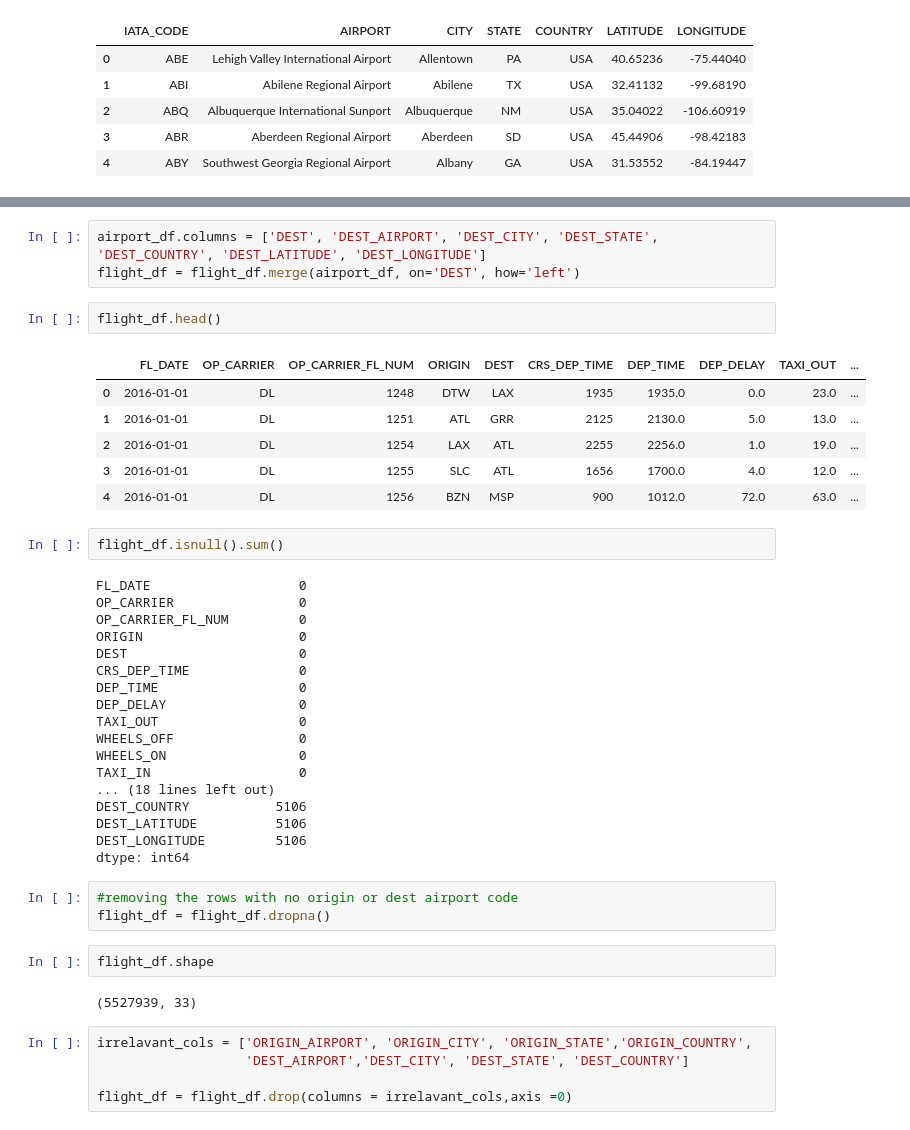
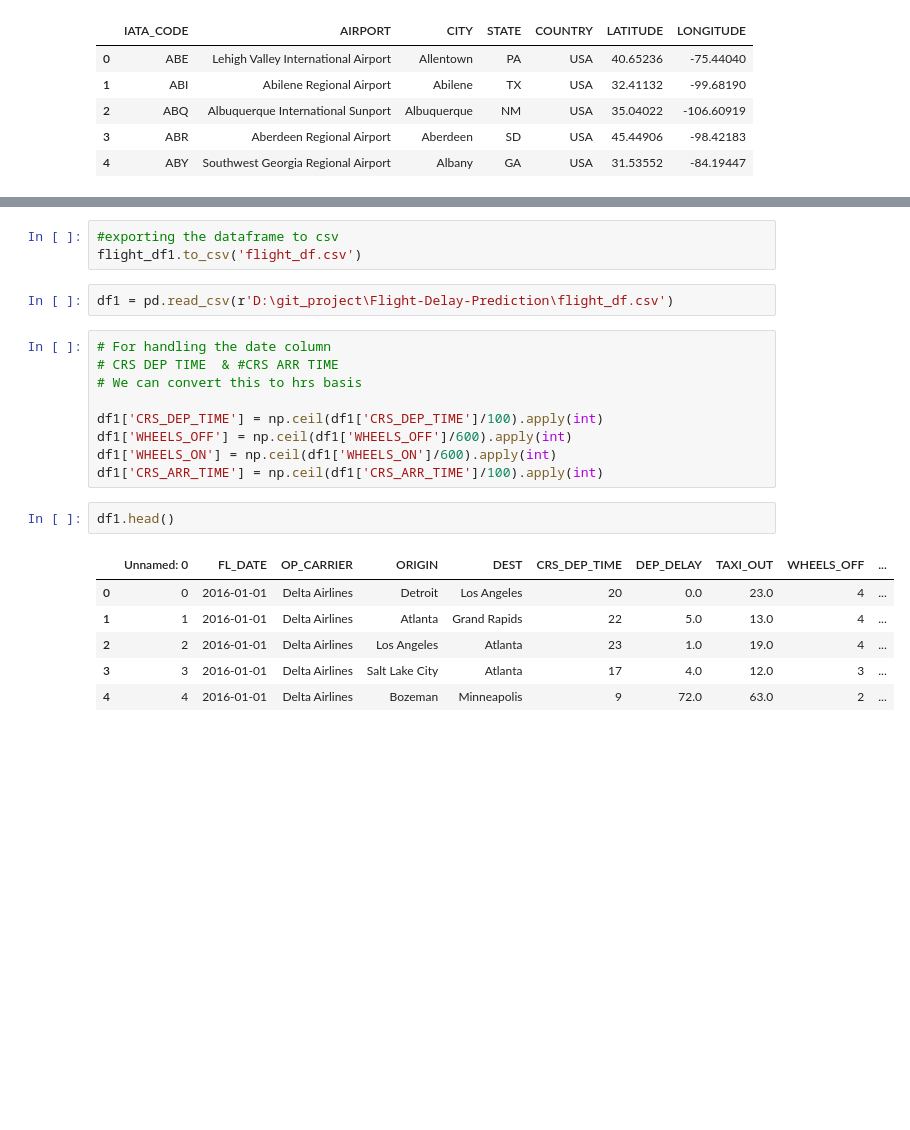
Before and after one commit to SuhelAnsari9272/Flight-Delay-Prediction, a Jupyter notebook: flight_df_preprocessing.ipynb, the cells around one changed output, grey strips where cells are left out. Saved outputs shown, nothing was run; the diff lists cells and outputs as text; blank space fills up the shorter version.

```diff
--- a/flight_df_preprocessing.ipynb
+++ b/flight_df_preprocessing.ipynb
@@ -183,44 +402,23 @@ airport_df.head()
-# %%
-airport_df.columns = ['DEST', 'DEST_AIRPORT', 'DEST_CITY', 'DEST_STATE', 'DEST_COUNTRY', 'DEST_LATITUDE', 'DEST_LONGITUDE']
-flight_df = flight_df.merge(airport_df, on='DEST', how='left')
+# %%
+#exporting the dataframe to csv
+flight_df1.to_csv('flight_df.csv')
+# %%
+df1 = pd.read_csv(r'D:\git_project\Flight-Delay-Prediction\flight_df.csv')
+# %%
+# For handling the date column
+# CRS DEP TIME  & #CRS ARR TIME
+# We can convert this to hrs basis
+
+df1['CRS_DEP_TIME'] = np.ceil(df1['CRS_DEP_TIME']/100).apply(int)
+df1['WHEELS_OFF'] = np.ceil(df1['WHEELS_OFF']/600).apply(int)
+df1['WHEELS_ON'] = np.ceil(df1['WHEELS_ON']/600).apply(int)
+df1['CRS_ARR_TIME'] = np.ceil(df1['CRS_ARR_TIME']/100).apply(int)
 # %%
-flight_df.head()
+df1.head()
 # %% [output]
-|  | FL_DATE | OP_CARRIER | OP_CARRIER_FL_NUM | ORIGIN | DEST | CRS_DEP_TIME | DEP_TIME | DEP_DELAY | TAXI_OUT | ... |
-| 0 | 2016-01-01 | DL | 1248 | DTW | LAX | 1935 | 1935.0 | 0.0 | 23.0 | ... |
-| 1 | 2016-01-01 | DL | 1251 | ATL | GRR | 2125 | 2130.0 | 5.0 | 13.0 | ... |
-| 2 | 2016-01-01 | DL | 1254 | LAX | ATL | 2255 | 2256.0 | 1.0 | 19.0 | ... |
-| 3 | 2016-01-01 | DL | 1255 | SLC | ATL | 1656 | 1700.0 | 4.0 | 12.0 | ... |
-| 4 | 2016-01-01 | DL | 1256 | BZN | MSP | 900 | 1012.0 | 72.0 | 63.0 | ... |
+|  | Unnamed: 0 | FL_DATE | OP_CARRIER | ORIGIN | DEST | CRS_DEP_TIME | DEP_DELAY | TAXI_OUT | WHEELS_OFF | ... |
+| 0 | 0 | 2016-01-01 | Delta Airlines | Detroit | Los Angeles | 20 | 0.0 | 23.0 | 4 | ... |
+| 1 | 1 | 2016-01-01 | Delta Airlines | Atlanta | Grand Rapids | 22 | 5.0 | 13.0 | 4 | ... |
+| 2 | 2 | 2016-01-01 | Delta Airlines | Los Angeles | Atlanta | 23 | 1.0 | 19.0 | 4 | ... |
+| 3 | 3 | 2016-01-01 | Delta Airlines | Salt Lake City | Atlanta | 17 | 4.0 | 12.0 | 3 | ... |
+| 4 | 4 | 2016-01-01 | Delta Airlines | Bozeman | Minneapolis | 9 | 72.0 | 63.0 | 2 | ... |
-# %%
-flight_df.isnull().sum()
-# %% [output]
-FL_DATE                   0
-OP_CARRIER                0
-OP_CARRIER_FL_NUM         0
-ORIGIN                    0
-DEST                      0
-CRS_DEP_TIME              0
-DEP_TIME                  0
-DEP_DELAY                 0
-TAXI_OUT                  0
-WHEELS_OFF                0
-WHEELS_ON                 0
-TAXI_IN                   0
-... (18 lines left out)
-DEST_COUNTRY           5106
-DEST_LATITUDE          5106
-DEST_LONGITUDE         5106
-dtype: int64
-# %%
-#removing the rows with no origin or dest airport code
-flight_df = flight_df.dropna()
-# %%
-flight_df.shape
-# %% [output]
-(5527939, 33)
-# %%
-irrelavant_cols = ['ORIGIN_AIRPORT', 'ORIGIN_CITY', 'ORIGIN_STATE','ORIGIN_COUNTRY',
-                   'DEST_AIRPORT','DEST_CITY', 'DEST_STATE', 'DEST_COUNTRY']
-
-flight_df = flight_df.drop(columns = irrelavant_cols,axis =0)
```
Also changed, not shown: parts of 64 cells of this notebook, 3 other files.
